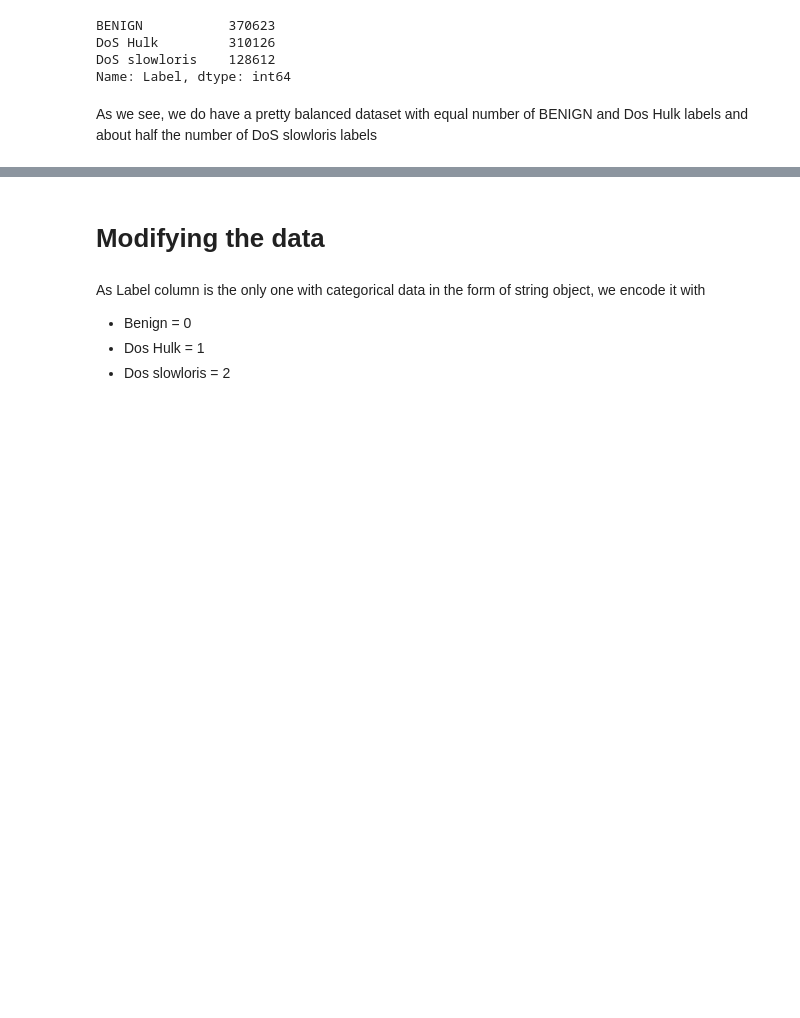
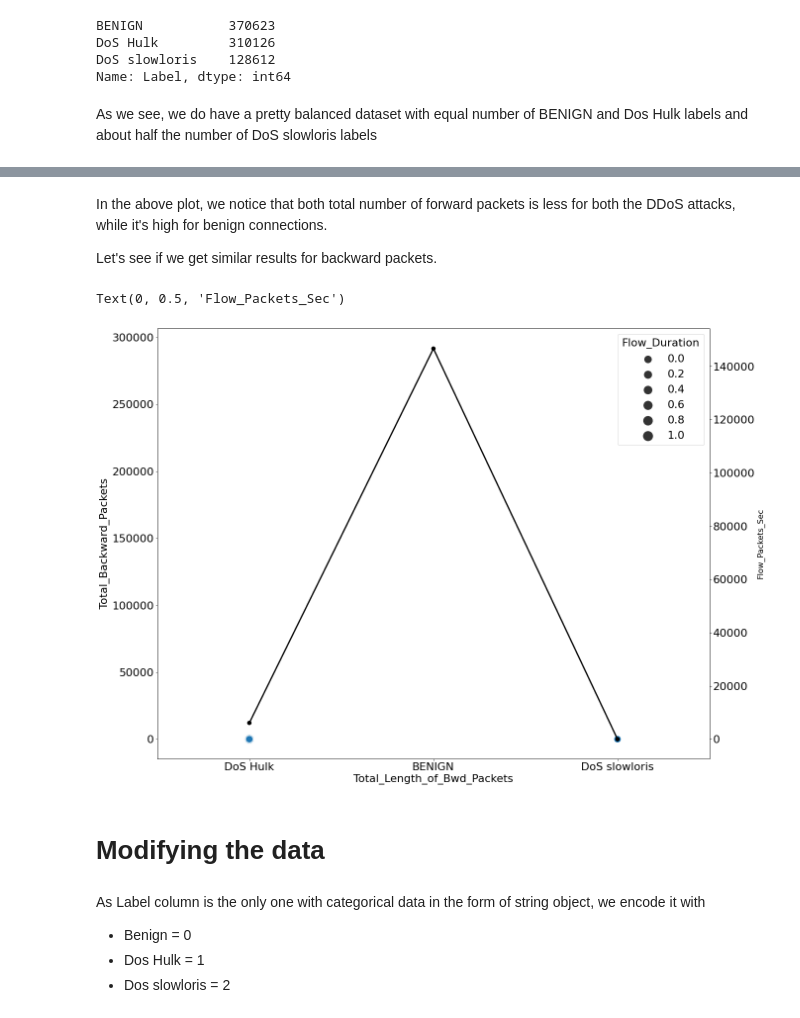
Before and after one commit to Viswonathan06/Al-DDoS-Attack-Detector, a Jupyter notebook: AL_DDoS_Detection.ipynb, the cells around one changed output, grey strips where cells are left out. Cells and saved outputs as stored; diff of their text form; code cells hidden in the pictures; blank space fills up the shorter version.

```diff
--- a/AL_DDoS_Detection.ipynb
+++ b/AL_DDoS_Detection.ipynb
@@ -251,3 +375,18 @@ As we see, we do have a pretty balanced dataset with equal number of BENIGN and
+# %% [markdown]
+In the above plot, we notice that both total number of forward packets is less for both the DDoS attacks, while it's high for benign connections.
+
+Let's see if we get similar results for backward packets.
+# %%
+plt.figure(figsize=(20,16))
+g1 = sns.scatterplot(y='Total_Backward_Packets', x='Total_Length_of_Bwd_Packets',
+                     sizes=(200, 400), size='Flow_Duration',data=df)
+
+gt = g1.twinx()
+t = sns.pointplot(y='Flow_Packets_Sec', x='Label', data=df, color='black', legend=False)
+gt.set_ylabel("Flow_Packets_Sec", fontsize=16)
+# %% [output]
+Text(0, 0.5, 'Flow_Packets_Sec')
+[figure, added]
 # %% [markdown]
 # Modifying the data
 # %% [markdown]
```
Also changed, not shown: parts of 19 cells of this notebook.
